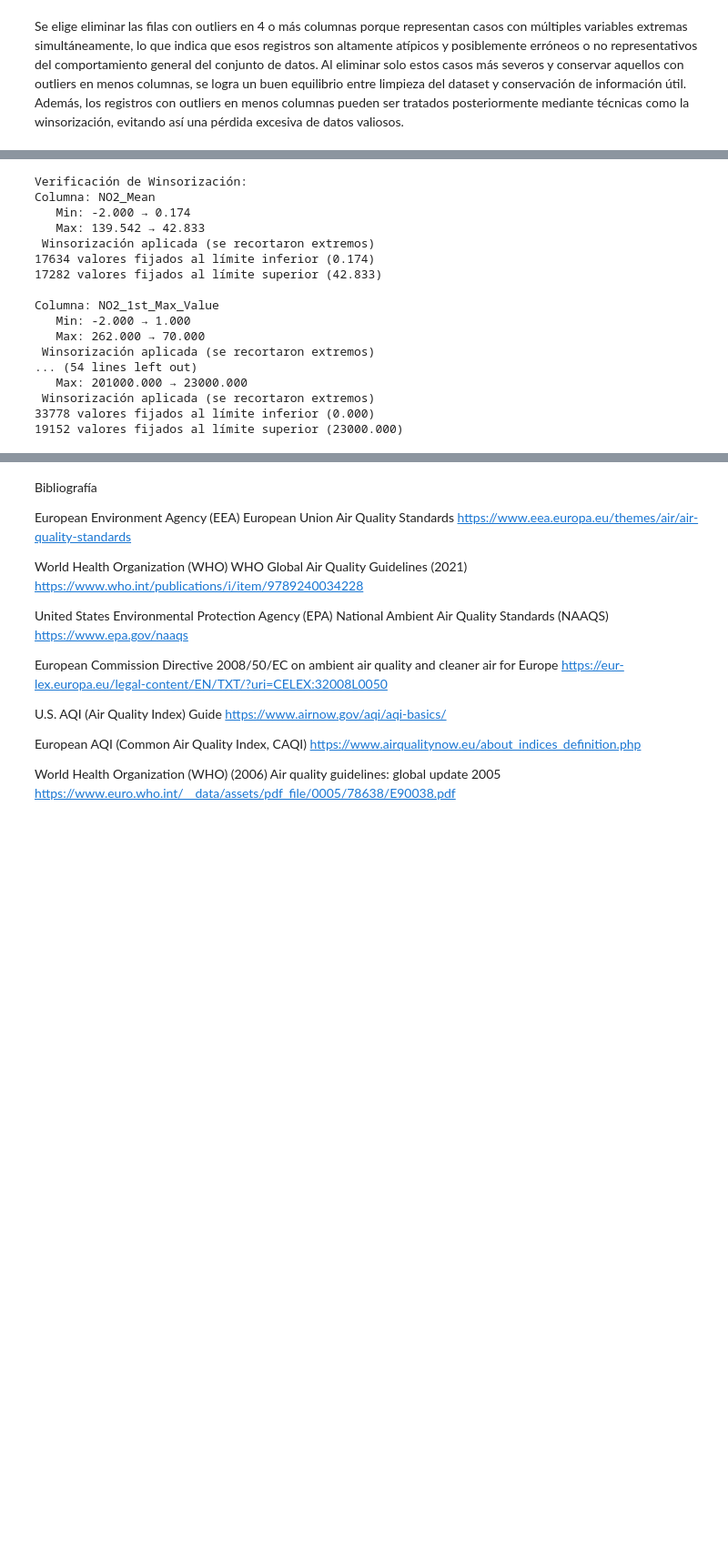
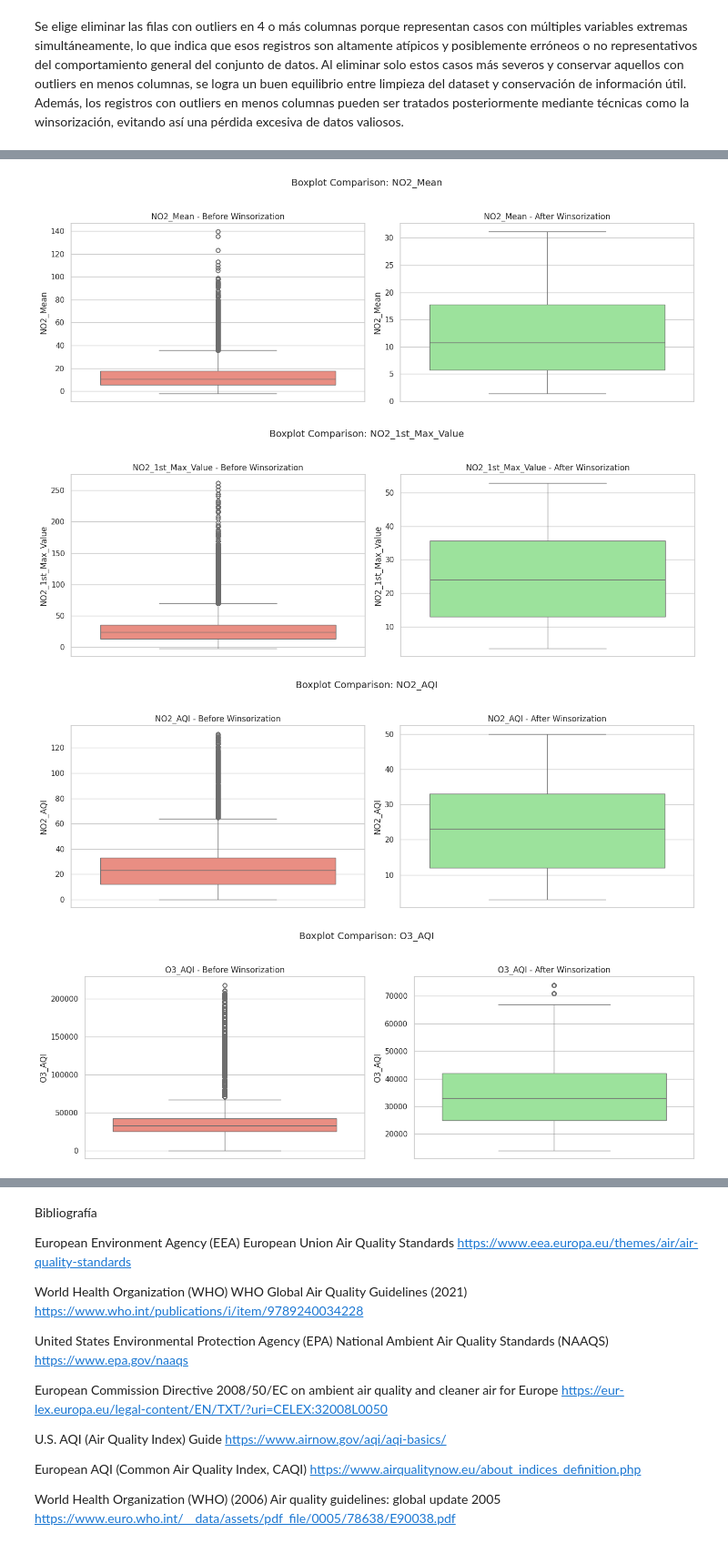
Before and after one commit to Israelamat/Study-and-prediction-of-U.S.-contamination, a Jupyter notebook: Proyecto_Final_IA_ML.ipynb, the cells around one changed output, grey strips where cells are left out. Shown at 91% size. Cells and saved outputs as stored; diff of their text form; code cells hidden in the pictures; blank space fills up the shorter version.

```diff
--- a/Proyecto_Final_IA_ML.ipynb
+++ b/Proyecto_Final_IA_ML.ipynb
@@ -1869,43 +1855,37 @@ df_winsorized = apply_winsorization(df_clean_4_columns,
-# %%
-def verify_winsorization(df_original, df_wins, columnas, limits=(0.01, 0.01)):
-    print("Verificación de Winsorización:")
-    for col in columnas:
-        min_orig, max_orig = df_original[col].min(), df_original[col].max()
-        min_wins, max_wins = df_wins[col].min(), df_wins[col].max()
-
-        lower_threshold = df_original[col].quantile(limits[0])
-        upper_threshold = df_original[col].quantile(1 - limits[1])
-
-        lower_trimmed = (df_wins[col] == lower_threshold).sum()
-        upper_trimmed = (df_wins[col] == upper_threshold).sum()
-
-        print(f"Columna: {col}")
-        print(f"   Min: {min_orig:.3f} → {min_wins:.3f}")
-        print(f"   Max: {max_orig:.3f} → {max_wins:.3f}")
-        if min_orig != min_wins or max_orig != max_wins:
-            print(f" Winsorización aplicada (se recortaron extremos)")
-        else:
-            print(f"No se detecta cambio (posiblemente sin outliers extremos)")
-        print(f"{lower_trimmed} valores fijados al límite inferior ({lower_threshold:.3f})")
-        print(f"{upper_trimmed} valores fijados al límite superior ({upper_threshold:.3f})\n")
-
-verify_winsorization(df_clean_4_columns, df_winsorized,
-                        cols_interes_not_O3_1st_Max_Value_O3_Mean, limits=(0.01, 0.01))
-# %% [output]
-Verificación de Winsorización:
-Columna: NO2_Mean
-   Min: -2.000 → 0.174
-   Max: 139.542 → 42.833
- Winsorización aplicada (se recortaron extremos)
-17634 valores fijados al límite inferior (0.174)
-17282 valores fijados al límite superior (42.833)
-
-Columna: NO2_1st_Max_Value
-   Min: -2.000 → 1.000
-   Max: 262.000 → 70.000
- Winsorización aplicada (se recortaron extremos)
-... (54 lines left out)
-   Max: 201000.000 → 23000.000
- Winsorización aplicada (se recortaron extremos)
-33778 valores fijados al límite inferior (0.000)
-19152 valores fijados al límite superior (23000.000)
+# %%
+def compare_boxplots(before_df, after_df, columns):
+    """
+    Muestra comparaciones de boxplots antes y después de la winsorización.
+
+    Parámetros:
+    - before_df: DataFrame original (antes de winsorización)
+    - after_df: DataFrame modificado (después de winsorización)
+    - columns: Lista de columnas a comparar
+    """
+    sns.set(style="whitegrid")
+    plt.rcParams["figure.figsize"] = (12, 5)
+
+    for col in columns:
+        fig, axes = plt.subplots(1, 2, figsize=(14, 5))
+
+        sns.boxplot(data=before_df[col], ax=axes[0], color="salmon")
+        axes[0].set_title(f"{col} - Before Winsorization", fontsize=12)
+        axes[0].set_xlabel("")
+
+        sns.boxplot(data=after_df[col], ax=axes[1], color="lightgreen")
+        axes[1].set_title(f"{col} - After Winsorization", fontsize=12)
+        axes[1].set_xlabel("")
+
+        plt.suptitle(f"Boxplot Comparison: {col}", fontsize=14)
+        plt.tight_layout(rect=[0, 0, 1, 0.95])
+        plt.show()
+# %%
+df_winsorized = apply_winsorization(df_clean_4_columns,
+                                      cols_interes_not_O3_1st_Max_Value_O3_Mean, limits=(0.05, 0.05))
+
+compare_boxplots(df_clean_4_columns, df_winsorized, cols_interes_not_O3_1st_Max_Value_O3_Mean)
+# %% [output]
+[figure, added]
+[figure, added]
+[figure, added]
+[figure, added]
```
Also changed, not shown: parts of 11 cells of this notebook.
